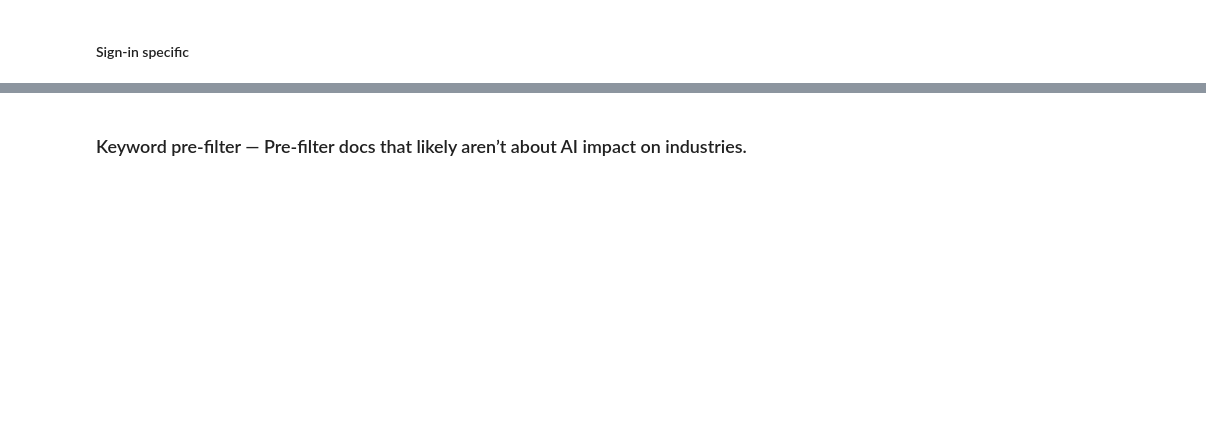
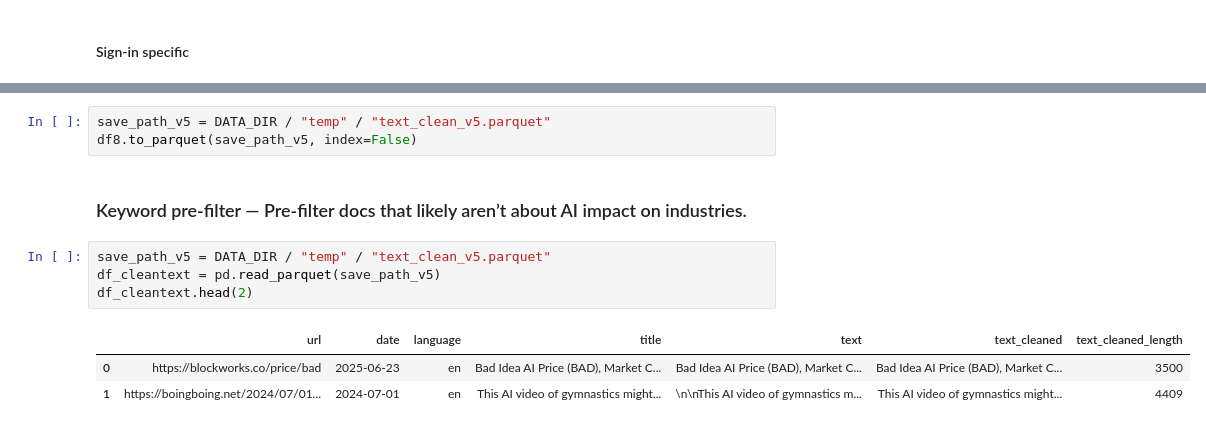
Before and after one commit to Yoki-SyZhang/NLP-How-AI-Impact-Industry, a Jupyter notebook: notebooks/01_Data_Exploration_and_Cleaning.ipynb, the cells around one changed output, grey strips where cells are left out. Cells and saved outputs as stored; diff of their text form; blank space fills up the shorter version.

```diff
--- a/notebooks/01_Data_Exploration_and_Cleaning.ipynb
+++ b/notebooks/01_Data_Exploration_and_Cleaning.ipynb
@@ -827,2 +1278,13 @@ REMOVED: Recover your password
+# %%
+save_path_v5 = DATA_DIR / "temp" / "text_clean_v5.parquet"
+df8.to_parquet(save_path_v5, index=False)
 # %% [markdown]
 ### Keyword pre-filter — Pre-filter docs that likely aren’t about AI impact on industries.
+# %%
+save_path_v5 = DATA_DIR / "temp" / "text_clean_v5.parquet"
+df_cleantext = pd.read_parquet(save_path_v5)
+df_cleantext.head(2)
+# %% [output]
+|  | url | date | language | title | text | text_cleaned | text_cleaned_length |
+| 0 | https://blockworks.co/price/bad | 2025-06-23 | en | Bad Idea AI Price (BAD), Market C... | Bad Idea AI Price (BAD), Market C... | Bad Idea AI Price (BAD), Market C... | 3500 |
+| 1 | https://boingboing.net/2024/07/01... | 2024-07-01 | en | This AI video of gymnastics might... | \n\nThis AI video of gymnastics m... | This AI video of gymnastics might... | 4409 |
```
Also changed, not shown: parts of 47 cells of this notebook.
